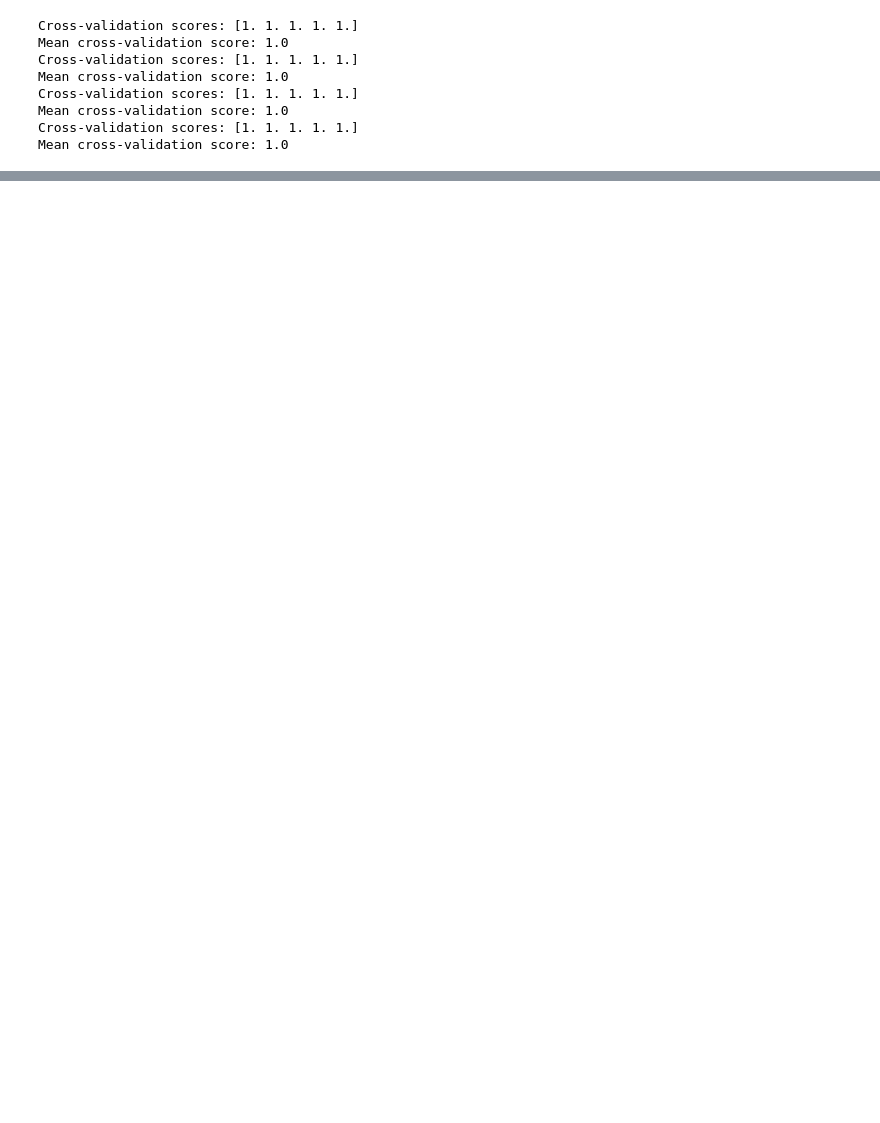
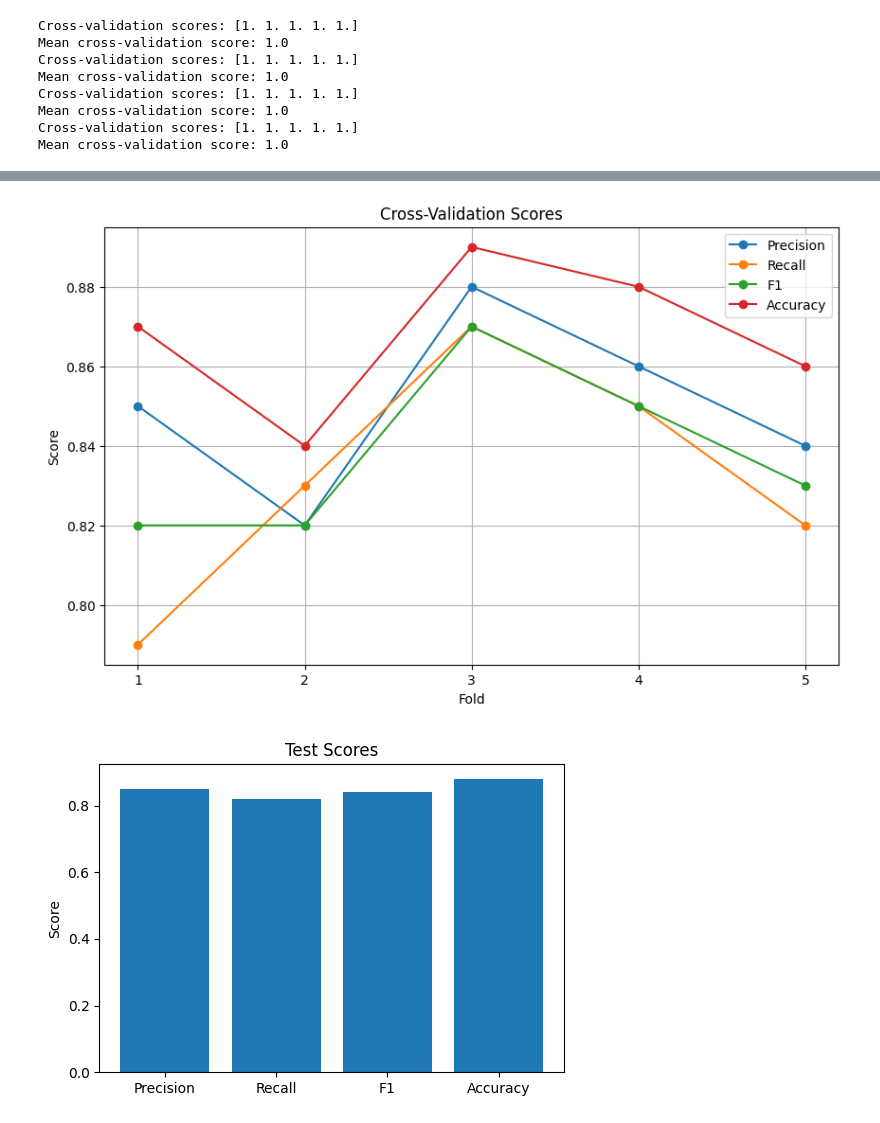
Before and after one commit to navikannur/CKD_Multimodal_Thesis, a Jupyter notebook: Thesis_Main_trials.ipynb, the cells around one changed output, grey strips where cells are left out. Saved outputs shown, nothing was run; the diff lists cells and outputs as text; code cells hidden in the pictures; blank space fills up the shorter version.

```diff
--- a/Thesis_Main_trials.ipynb
+++ b/Thesis_Main_trials.ipynb
@@ -2316,0 +2795,40 @@ Accuracy: 0.8121693121693122
+# %%
+import matplotlib.pyplot as plt
+
+# Cross-validation scores
+cv_precision = [0.85, 0.82, 0.88, 0.86, 0.84]
+cv_recall = [0.79, 0.83, 0.87, 0.85, 0.82]
+cv_f1 = [0.82, 0.82, 0.87, 0.85, 0.83]
+cv_accuracy = [0.87, 0.84, 0.89, 0.88, 0.86]
+
+# Test scores
+test_precision = 0.85
+test_recall = 0.82
+test_f1 = 0.84
+test_accuracy = 0.88
+
+# Plotting the cross-validation scores
+plt.figure(figsize=(10, 6))
+plt.plot(range(1, 6), cv_precision, marker='o', label='Precision')
+plt.plot(range(1, 6), cv_recall, marker='o', label='Recall')
+plt.plot(range(1, 6), cv_f1, marker='o', label='F1')
+plt.plot(range(1, 6), cv_accuracy, marker='o', label='Accuracy')
+plt.xlabel('Fold')
+plt.ylabel('Score')
+plt.title('Cross-Validation Scores')
+plt.xticks(range(1, 6))
+plt.legend()
+plt.grid(True)
+plt.show()
+
+# Plotting the test scores
+plt.figure(figsize=(6, 4))
+scores = [test_precision, test_recall, test_f1, test_accuracy]
+labels = ['Precision', 'Recall', 'F1', 'Accuracy']
+plt.bar(labels, scores)
+plt.ylabel('Score')
+plt.title('Test Scores')
+plt.show()
+# %% [output]
+[figure, added]
+[figure, added]
```
Also changed, not shown: parts of 91 cells of this notebook, 3 other files.
